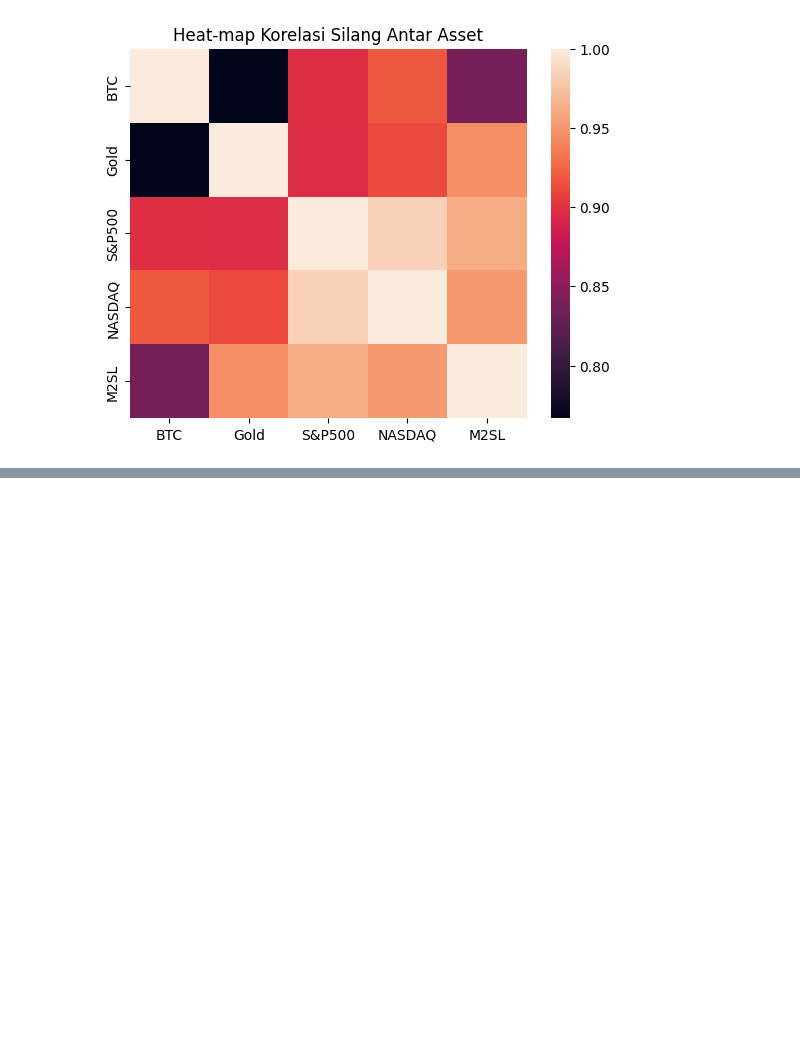
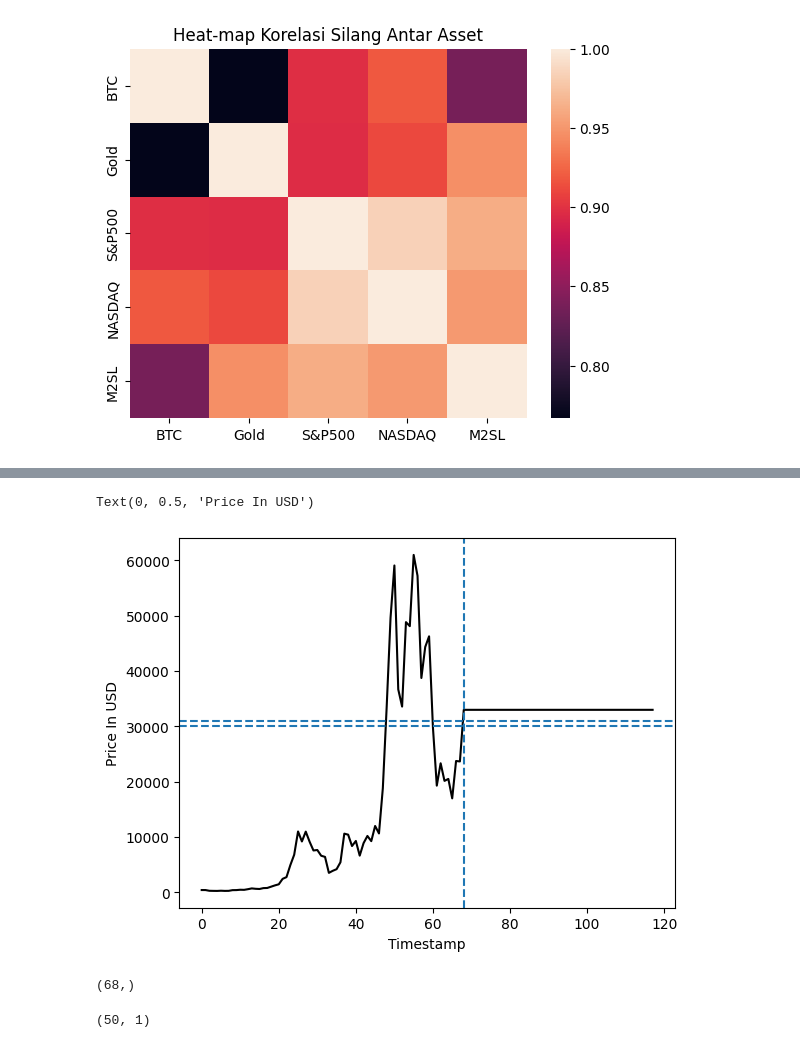
Before and after one commit to raihaneka50908/TesisInvestasi, a Jupyter notebook: Program_Analisis_Kelas_Aset.ipynb, the cells around one changed output, grey strips where cells are left out. Cells and saved outputs as stored; diff of their text form; code cells hidden in the pictures; blank space fills up the shorter version.

```diff
--- a/Program_Analisis_Kelas_Aset.ipynb
+++ b/Program_Analisis_Kelas_Aset.ipynb
@@ -147,0 +135,6 @@ model.predict(X_test)
+# %%
+model = tf.keras.models.Sequential()
+model.add(LSTM(3, input_shape=(None, 1)))
+model.add(Dense(1))
+model.compile(optimizer='adam', loss='mse', run_eagerly=True)
+history=model.fit(train_set,epochs=1000,verbose=2,validation_data=test_set)
@@ -147,0 +194,4 @@ model.predict(X_test)
+# %%
+xdat = np.array([btc_price[i:i+3].reshape(-1, 1) for i in range(len(btc_price)-2)])
+# %%
+prediksi_awal = xdat[-1]
@@ -147,0 +202,6 @@ model.predict(X_test)
+# %%
+prediction=np.zeros((50,1))
+for i in range(50):
+    pred = model.predict(prediksi_awal.T)
+    prediction[i] = pred
+    prediksi_awal = np.concatenate((prediksi_awal, pred), axis=0)
@@ -147,0 +246,18 @@ model.predict(X_test)
+# %%
+plt.plot((np.vstack([btc_price.reshape(-1,1),prediction.reshape(-1,1)]))*max+min,color=(0,0,0))
+plt.axhline(30000,linestyle='--')
+plt.axhline(31000,linestyle='--')
+plt.axvline(len(btc_price),linestyle='--')
+plt.xlabel("Timestamp")
+plt.ylabel("Price In USD")
+# %% [output]
+Text(0, 0.5, 'Price In USD')
+[figure, added]
+# %%
+btc_price.shape
+# %% [output]
+(68,)
+# %%
+prediction.shape
+# %% [output]
+(50, 1)
```
Also changed, not shown: parts of 19 cells of this notebook.
